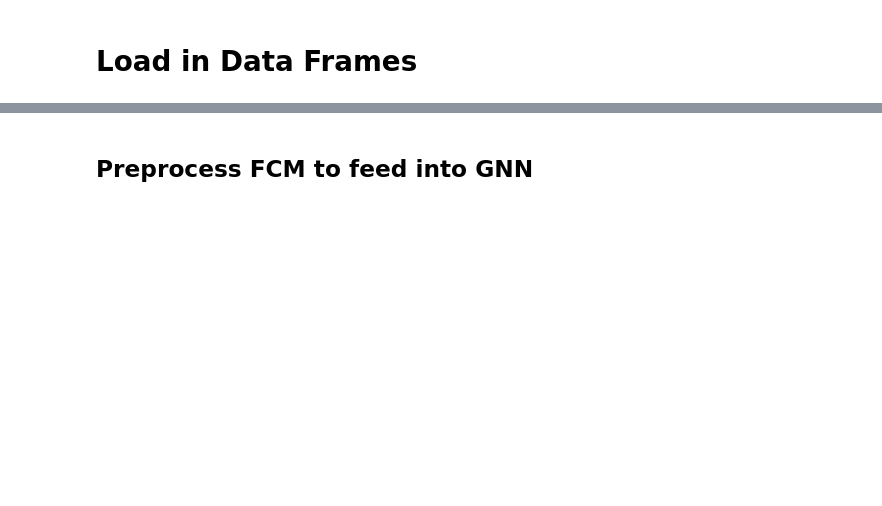
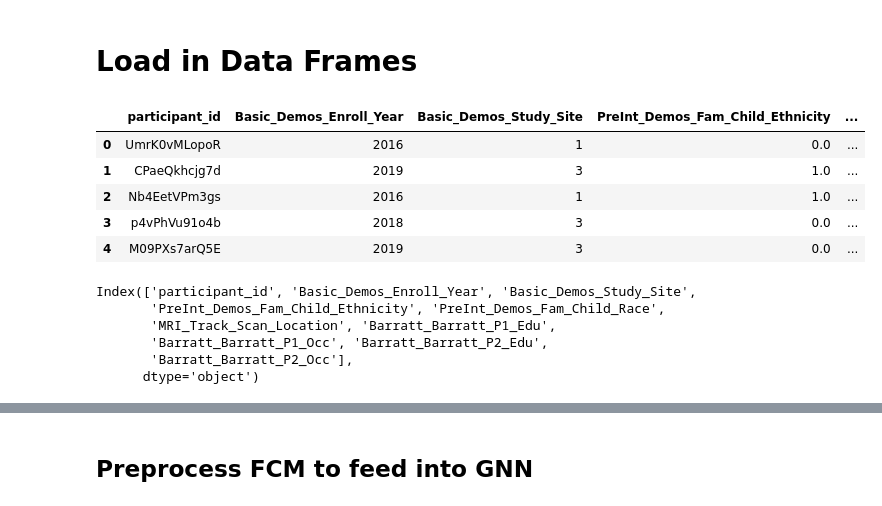
Before and after one commit to anniezhang27/WiDS-AI-Studio--Team-Brainwave, a Jupyter notebook: Annie's_code.ipynb, the cells around one changed output, grey strips where cells are left out. Cells and saved outputs as stored; diff of their text form; code cells hidden in the pictures; blank space fills up the shorter version.

```diff
--- a/Annie's_code.ipynb
+++ b/Annie's_code.ipynb
@@ -31,10 +31,24 @@ from sklearn.metrics import accuracy_score
 # %%
 # categorical variable dataframe
 
-file_path_trainC = "/content/drive/My Drive/data csv/TRAIN_CATEGORICAL.csv"
-df1 = pd.read_csv(file_path_trainC)
+file_path_trainC = "Data/Training_data/TRAIN_CATEGORICAL_METADATA.xlsx"
+df1 = pd.read_excel(file_path_trainC)
 # %%
-train_cat = pd.read_csv(file_path_trainC)
+train_cat = pd.read_excel(file_path_trainC)
 train_cat.head()
+# %% [output]
+|  | participant_id | Basic_Demos_Enroll_Year | Basic_Demos_Study_Site | PreInt_Demos_Fam_Child_Ethnicity | ... |
+| 0 | UmrK0vMLopoR | 2016 | 1 | 0.0 | ... |
+| 1 | CPaeQkhcjg7d | 2019 | 3 | 1.0 | ... |
+| 2 | Nb4EetVPm3gs | 2016 | 1 | 1.0 | ... |
+| 3 | p4vPhVu91o4b | 2018 | 3 | 0.0 | ... |
+| 4 | M09PXs7arQ5E | 2019 | 3 | 0.0 | ... |
 # %%
 train_cat.columns
+# %% [output]
+Index(['participant_id', 'Basic_Demos_Enroll_Year', 'Basic_Demos_Study_Site',
+       'PreInt_Demos_Fam_Child_Ethnicity', 'PreInt_Demos_Fam_Child_Race',
+       'MRI_Track_Scan_Location', 'Barratt_Barratt_P1_Edu',
+       'Barratt_Barratt_P1_Occ', 'Barratt_Barratt_P2_Edu',
+       'Barratt_Barratt_P2_Occ'],
+      dtype='object')
```
Also changed, not shown: parts of 32 cells of this notebook.
